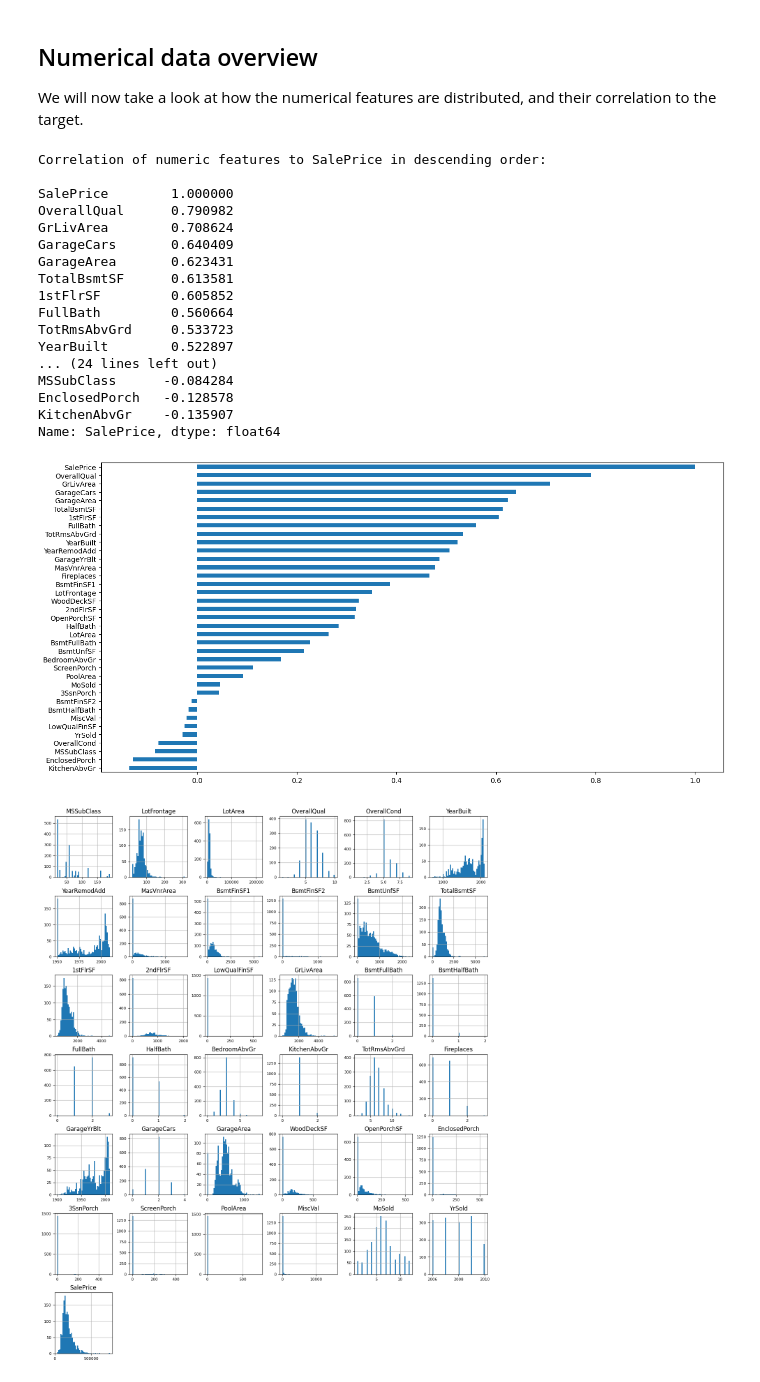
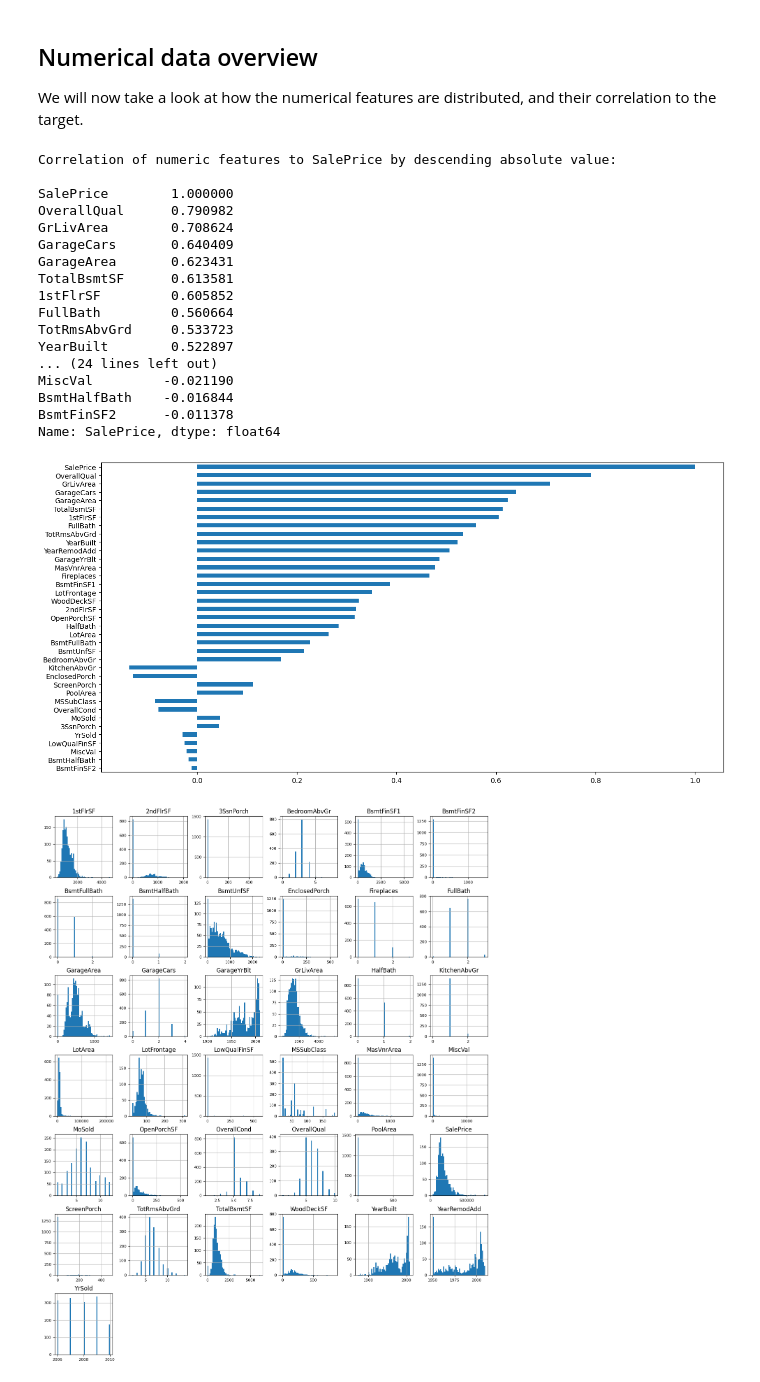
Before and after one commit to marcshepard/learning-stats, a Jupyter notebook: kaggle_housing/data-exploration.ipynb, the cells around one changed output. Cells and saved outputs as stored; diff of their text form; code cells hidden in the pictures.

```diff
--- a/kaggle_housing/data-exploration.ipynb
+++ b/kaggle_housing/data-exploration.ipynb
@@ -104,32 +114,35 @@ We will now take a look at how the numerical features are distributed, and their
 # %%
 df_num = df.select_dtypes(include=[np.number])  # Numeric features
 
 corr = df_num.corr()
-print (f"Correlation of numeric features to {label} in descending order:\n")
-corr = corr.sort_values(label, ascending=False)
+print (f"Correlation of numeric features to {label} by descending absolute value:\n")
+corr = corr.sort_values(label, key=lambda x: -abs(x))
 print (corr[label])
-# Plot correlations against label
-corr = corr.sort_values(label, ascending=True)
+
+# Plot correlations against label, sorted by absolute value
+corr = corr.sort_values(label, key=lambda x: abs(x))
 corr[label].plot.barh(figsize=(16, 8));
 
+# Plot histograms after alphabetical reordering (to make it easier to find columns later)
+df_num = df_num.reindex(sorted(df_num.columns), axis=1)
 df_num.hist(figsize=(16, 20), bins=50, xlabelsize=8, ylabelsize=8);
 # %% [output]
-Correlation of numeric features to SalePrice in descending order:
+Correlation of numeric features to SalePrice by descending absolute value:
 
 SalePrice        1.000000
 OverallQual      0.790982
 GrLivArea        0.708624
 GarageCars       0.640409
 GarageArea       0.623431
 TotalBsmtSF      0.613581
 1stFlrSF         0.605852
 FullBath         0.560664
 TotRmsAbvGrd     0.533723
 YearBuilt        0.522897
 ... (24 lines left out)
-MSSubClass      -0.084284
-EnclosedPorch   -0.128578
-KitchenAbvGr    -0.135907
+MiscVal         -0.021190
+BsmtHalfBath    -0.016844
+BsmtFinSF2      -0.011378
 Name: SalePrice, dtype: float64
-[figure, old version]
+[figure, new version]
-[figure, old version]
+[figure, new version]
```
Also changed, not shown: parts of 16 cells of this notebook, 2 other files.
